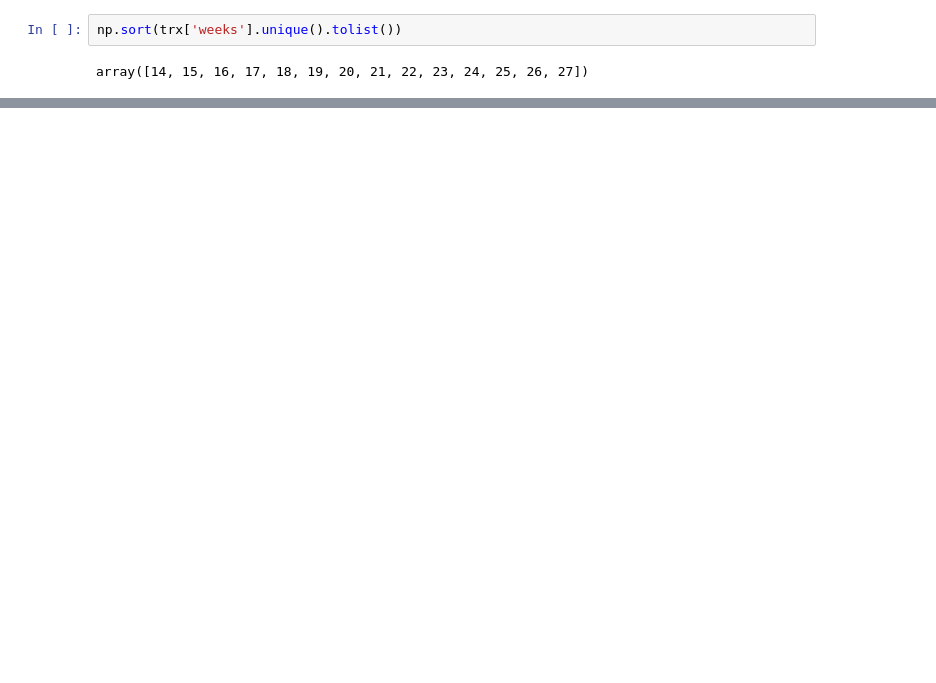
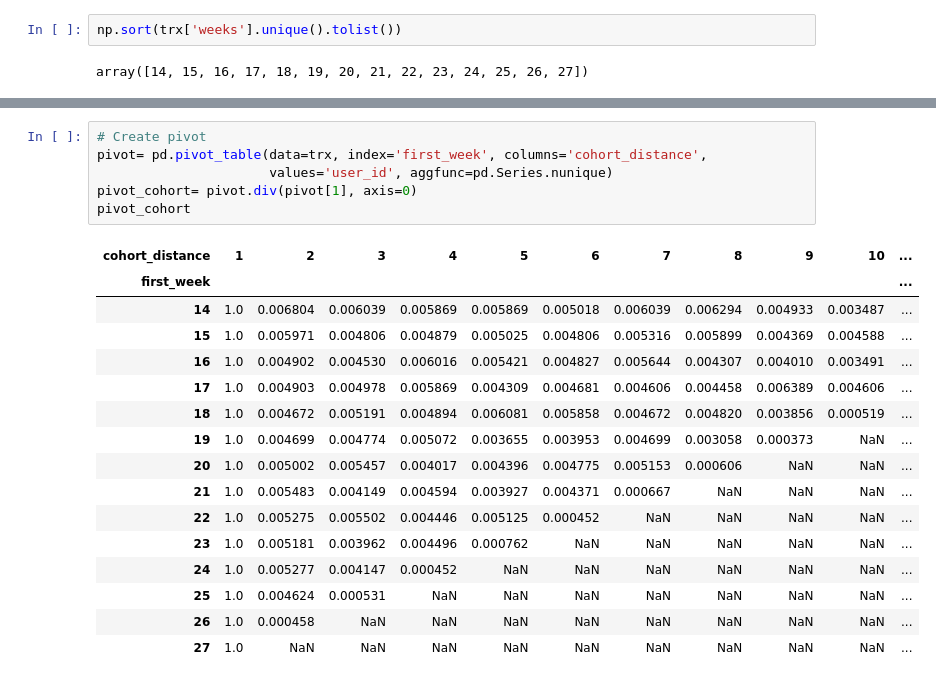
Before and after one commit to enthokz/GCoffee-Shop-Analysis, a Jupyter notebook: Gcoffee_Cohort.ipynb, the cells around one changed output, grey strips where cells are left out. Saved outputs shown, nothing was run; the diff lists cells and outputs as text; blank space fills up the shorter version.

```diff
--- a/Gcoffee_Cohort.ipynb
+++ b/Gcoffee_Cohort.ipynb
@@ -150,2 +150,25 @@ np.sort(trx['cohort_distnace'].unique().tolist())
 # %% [output]
 array([ 1,  2,  3,  4,  5,  6,  7,  8,  9, 10, 11, 12, 13, 14])
+# %%
+# Create pivot
+pivot= pd.pivot_table(data=trx, index='first_week', columns='cohort_distance',
+                      values='user_id', aggfunc=pd.Series.nunique)
+pivot_cohort= pivot.div(pivot[1], axis=0)
+pivot_cohort
+# %% [output]
+| cohort_distance | 1 | 2 | 3 | 4 | 5 | 6 | 7 | 8 | 9 | 10 | ... |
+| first_week |  |  |  |  |  |  |  |  |  |  | ... |
+| 14 | 1.0 | 0.006804 | 0.006039 | 0.005869 | 0.005869 | 0.005018 | 0.006039 | 0.006294 | 0.004933 | 0.003487 | ... |
+| 15 | 1.0 | 0.005971 | 0.004806 | 0.004879 | 0.005025 | 0.004806 | 0.005316 | 0.005899 | 0.004369 | 0.004588 | ... |
+| 16 | 1.0 | 0.004902 | 0.004530 | 0.006016 | 0.005421 | 0.004827 | 0.005644 | 0.004307 | 0.004010 | 0.003491 | ... |
+| 17 | 1.0 | 0.004903 | 0.004978 | 0.005869 | 0.004309 | 0.004681 | 0.004606 | 0.004458 | 0.006389 | 0.004606 | ... |
+| 18 | 1.0 | 0.004672 | 0.005191 | 0.004894 | 0.006081 | 0.005858 | 0.004672 | 0.004820 | 0.003856 | 0.000519 | ... |
+| 19 | 1.0 | 0.004699 | 0.004774 | 0.005072 | 0.003655 | 0.003953 | 0.004699 | 0.003058 | 0.000373 | NaN | ... |
+| 20 | 1.0 | 0.005002 | 0.005457 | 0.004017 | 0.004396 | 0.004775 | 0.005153 | 0.000606 | NaN | NaN | ... |
+| 21 | 1.0 | 0.005483 | 0.004149 | 0.004594 | 0.003927 | 0.004371 | 0.000667 | NaN | NaN | NaN | ... |
+| 22 | 1.0 | 0.005275 | 0.005502 | 0.004446 | 0.005125 | 0.000452 | NaN | NaN | NaN | NaN | ... |
+| 23 | 1.0 | 0.005181 | 0.003962 | 0.004496 | 0.000762 | NaN | NaN | NaN | NaN | NaN | ... |
+| 24 | 1.0 | 0.005277 | 0.004147 | 0.000452 | NaN | NaN | NaN | NaN | NaN | NaN | ... |
+| 25 | 1.0 | 0.004624 | 0.000531 | NaN | NaN | NaN | NaN | NaN | NaN | NaN | ... |
+| 26 | 1.0 | 0.000458 | NaN | NaN | NaN | NaN | NaN | NaN | NaN | NaN | ... |
+| 27 | 1.0 | NaN | NaN | NaN | NaN | NaN | NaN | NaN | NaN | NaN | ... |
```
Also changed, not shown: parts of 10 cells of this notebook.
